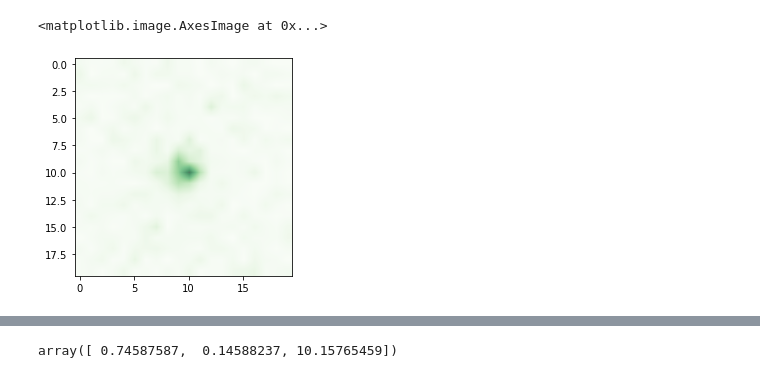
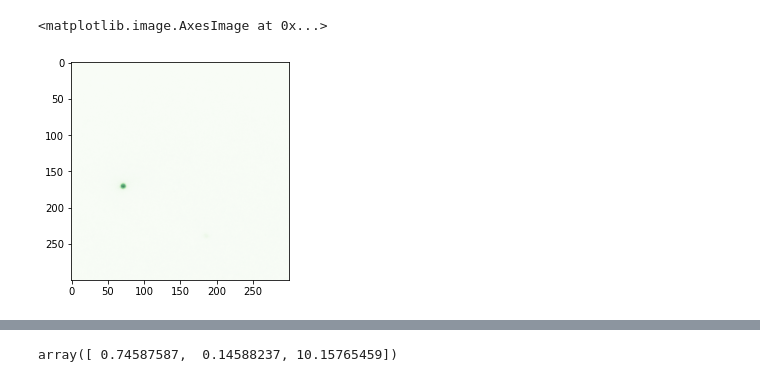
Before and after one commit to arashahmadi564/arash, a Jupyter notebook: code_ali.ipynb, the cells around one changed output, grey strips where cells are left out. Saved outputs shown, nothing was run; the diff lists cells and outputs as text; code cells hidden in the pictures.

```diff
--- a/code_ali.ipynb
+++ b/code_ali.ipynb
@@ -6,4 +6,11 @@ from PIL import Image
 from scipy.optimize import curve_fit
 import matplotlib.pyplot as plt
 # %%
- im = Image.open('pic.tiff')
+im = Image.open('pic.tif')
+h,w = np.shape(im)
+tiffarray = np.zeros((h,w,im.n_frames))
+for i in range(im.n_frames):
+   im.seek(i)
+   tiffarray[:,:,i] = np.array(im)
+expim = tiffarray.astype(np.double);
+print(expim[:,:,0].shape)
@@ -26,5 +44,5 @@ index
 # %%
-imcut = imarray[308:328,101:121]
+imcut = expim[0:300,0:300,:]
 # %%
 imcut.shape
 # %% [output]
@@ -40,9 +78,9 @@ z = imcut
 # %%
-plt.imshow(z, cmap ="Greens", alpha = 0.7,
+plt.imshow(z[:,:,52], cmap ="Greens", alpha = 0.7,
            interpolation ='bilinear')
 # %% [output]
 <matplotlib.image.AxesImage at 0x...>
-[figure, old version]
+[figure, new version]
 # %%
 y = np.ones(20)
 # %%
```
Also changed, not shown: parts of 16 cells of this notebook.
